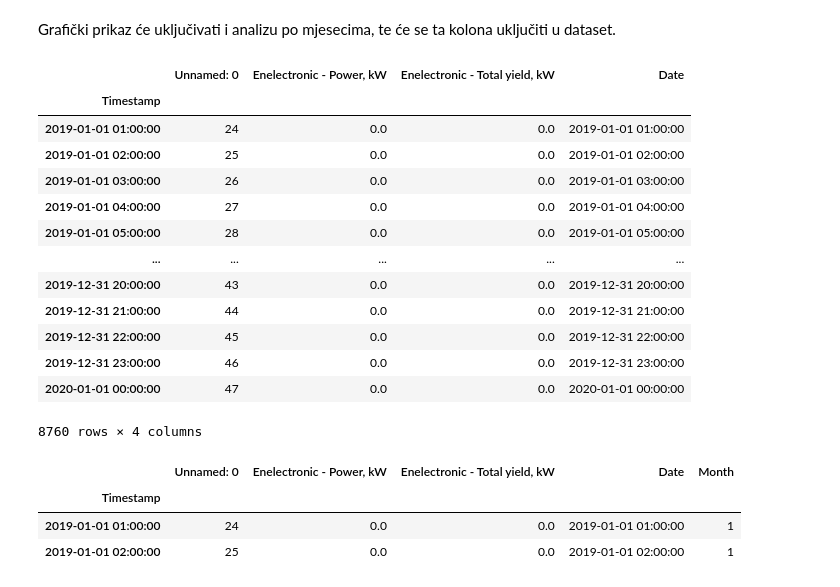
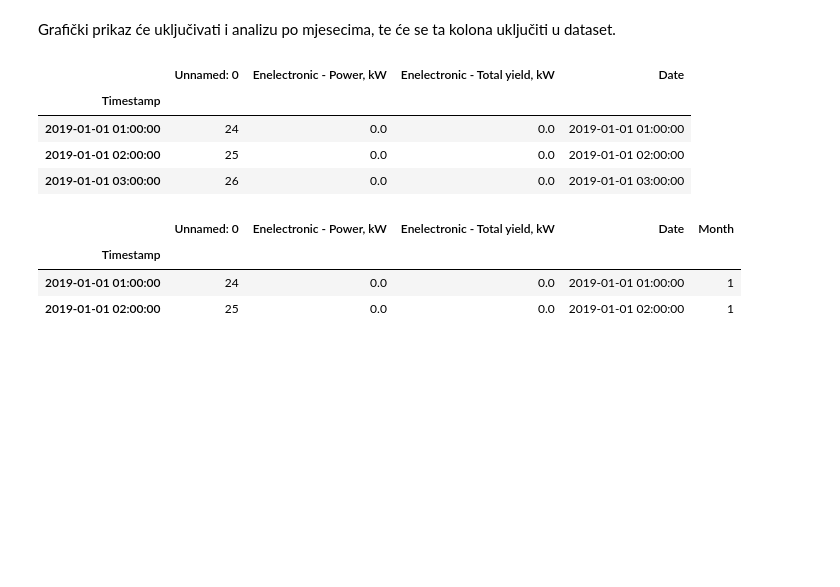
Before and after one commit to ehlimana/Electricity-analysis, a Jupyter notebook: Solar1.ipynb, the cells around one changed output. Drawn from its saved outputs; the diff is of its cells as text; code cells hidden in the pictures; blank space fills up the shorter version.

```diff
--- a/Solar1.ipynb
+++ b/Solar1.ipynb
@@ -695,20 +616,11 @@ fileCP2_2021=assign_date(fileCP2_2021)#assign_date(file4)
 # %% [markdown]
 Grafički prikaz će uključivati i analizu po mjesecima, te će se ta kolona uključiti u dataset.
 # %%
-fileEN2_2019
+fileEN2_2019.head(3)
 # %% [output]
 |  | Unnamed: 0 | Enelectronic - Power, kW | Enelectronic - Total yield, kW | Date |
 | Timestamp |  |  |  |  |
 | 2019-01-01 01:00:00 | 24 | 0.0 | 0.0 | 2019-01-01 01:00:00 |
 | 2019-01-01 02:00:00 | 25 | 0.0 | 0.0 | 2019-01-01 02:00:00 |
 | 2019-01-01 03:00:00 | 26 | 0.0 | 0.0 | 2019-01-01 03:00:00 |
-| 2019-01-01 04:00:00 | 27 | 0.0 | 0.0 | 2019-01-01 04:00:00 |
-| 2019-01-01 05:00:00 | 28 | 0.0 | 0.0 | 2019-01-01 05:00:00 |
-| ... | ... | ... | ... | ... |
-| 2019-12-31 20:00:00 | 43 | 0.0 | 0.0 | 2019-12-31 20:00:00 |
-| 2019-12-31 21:00:00 | 44 | 0.0 | 0.0 | 2019-12-31 21:00:00 |
-| 2019-12-31 22:00:00 | 45 | 0.0 | 0.0 | 2019-12-31 22:00:00 |
-| 2019-12-31 23:00:00 | 46 | 0.0 | 0.0 | 2019-12-31 23:00:00 |
-| 2020-01-01 00:00:00 | 47 | 0.0 | 0.0 | 2020-01-01 00:00:00 |
-8760 rows × 4 columns
 # %%
```
Also changed, not shown: parts of 24 cells of this notebook, 3 other files.
